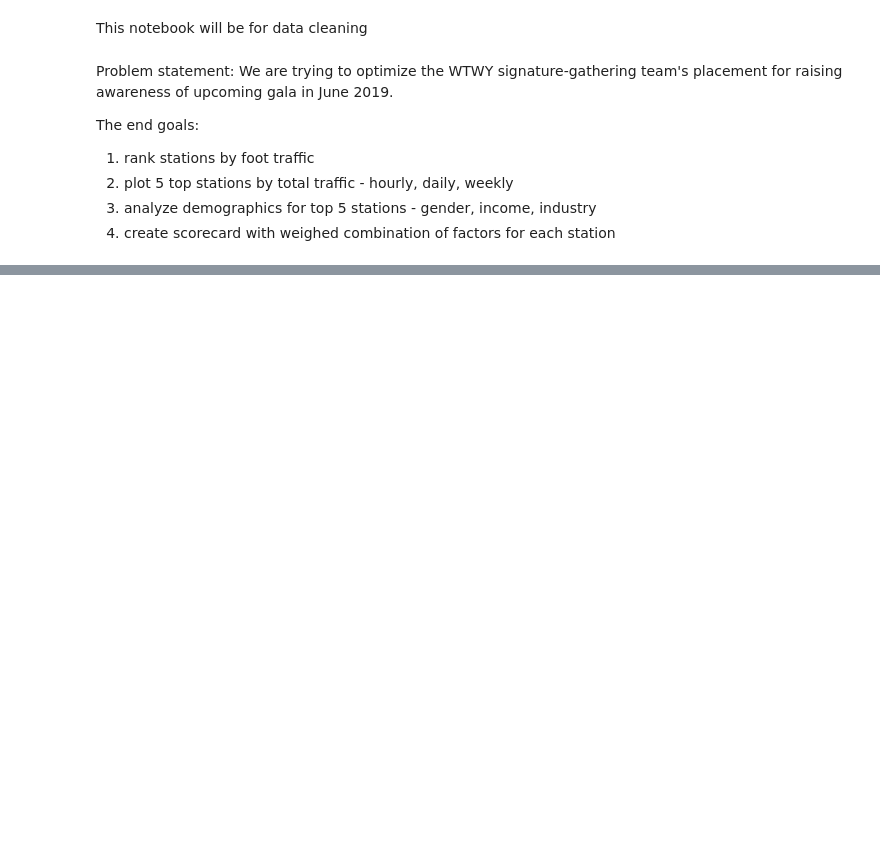
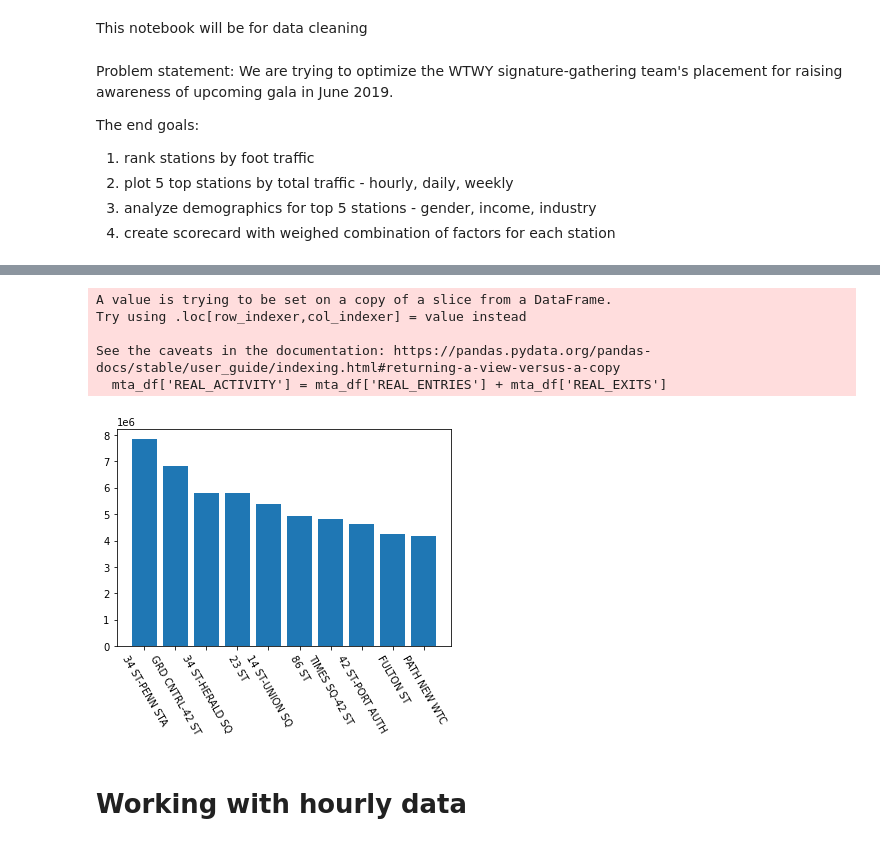
Before and after one commit to anubhavpar/sturdy-goggles, a Jupyter notebook: data_cleaning.ipynb, the cells around one changed output, grey strips where cells are left out. Saved outputs shown, nothing was run; the diff lists cells and outputs as text; code cells hidden in the pictures; blank space fills up the shorter version.

Commit message:
Update to cleaning, first plot

```diff
--- a/data_cleaning.ipynb
+++ b/data_cleaning.ipynb
@@ -302,0 +32,6 @@ penn.head()
+# %%
+# dropping duplicates
+mta_df.sort_values(["C/A", "UNIT", "SCP", "STATION", "DATE_TIME"],
+                          inplace=True, ascending=False)
+
+mta_df.drop_duplicates(subset=["C/A", "UNIT", "SCP", "STATION", "DATE_TIME"], inplace=True)
@@ -302,0 +85,7 @@ penn.head()
+# %%
+# applying functions to both dataframes
+mta_daily["REAL_ENTRIES"] = mta_daily.apply(get_real_entries, axis=1, max_counter=500000);
+mta_daily["REAL_EXITS"] = mta_daily.apply(get_real_exits, axis=1, max_counter=500000);
+
+mta_df['REAL_ENTRIES'] = mta_df.apply(get_real_entries, axis=1, max_counter=500000)
+mta_df["REAL_EXITS"] = mta_df.apply(get_real_exits, axis=1, max_counter=500000)
@@ -302,0 +123,28 @@ penn.head()
+# %%
+# new column of daily activity
+mta_daily['REAL_ACTIVITY'] = mta_daily['REAL_ENTRIES'] + mta_daily['REAL_EXITS']
+mta_df['REAL_ACTIVITY'] = mta_df['REAL_ENTRIES'] + mta_df['REAL_EXITS']
+# %% [output]
+A value is trying to be set on a copy of a slice from a DataFrame.
+Try using .loc[row_indexer,col_indexer] = value instead
+
+See the caveats in the documentation: https://pandas.pydata.org/pandas-docs/stable/user_guide/indexing.html#returning-a-view-versus-a-copy
+  mta_df['REAL_ACTIVITY'] = mta_df['REAL_ENTRIES'] + mta_df['REAL_EXITS']
+# %%
+# top 10 stations by real activity per day
+daily_top10 = (mta_daily.groupby(['STATION'])['REAL_ACTIVITY'].sum()
+                   .reset_index()
+                   .sort_values(by='REAL_ACTIVITY',ascending=False)
+                   .head(10)
+                 )
+# %%
+# plotting top 10 stations by daily activity
+import matplotlib.pyplot as plt
+%matplotlib inline
+
+plt.bar('STATION','REAL_ACTIVITY',data=daily_top10);
+plt.xticks(rotation=300);
+# %% [output]
+[figure, added]
+# %% [markdown]
+# Working with hourly data
```
Also changed, not shown: parts of 45 cells of this notebook, 1 other file.
